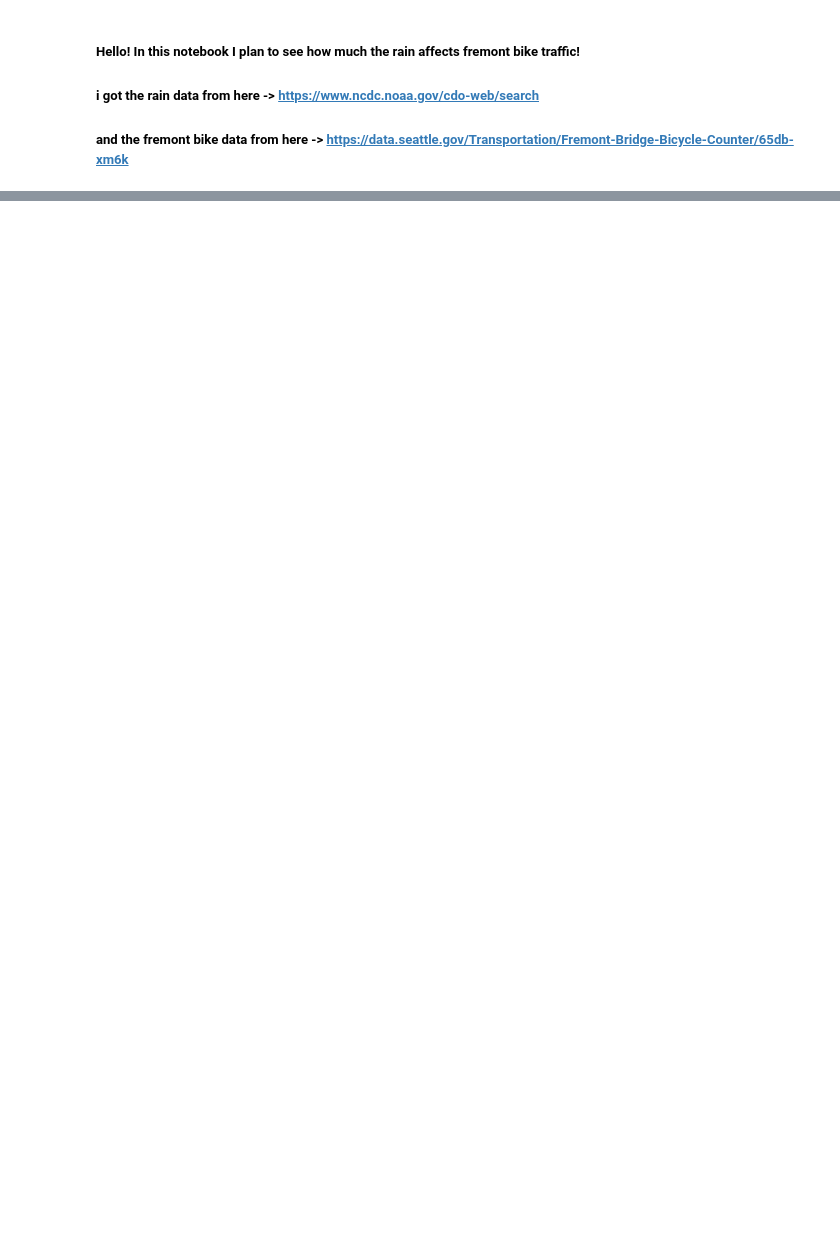
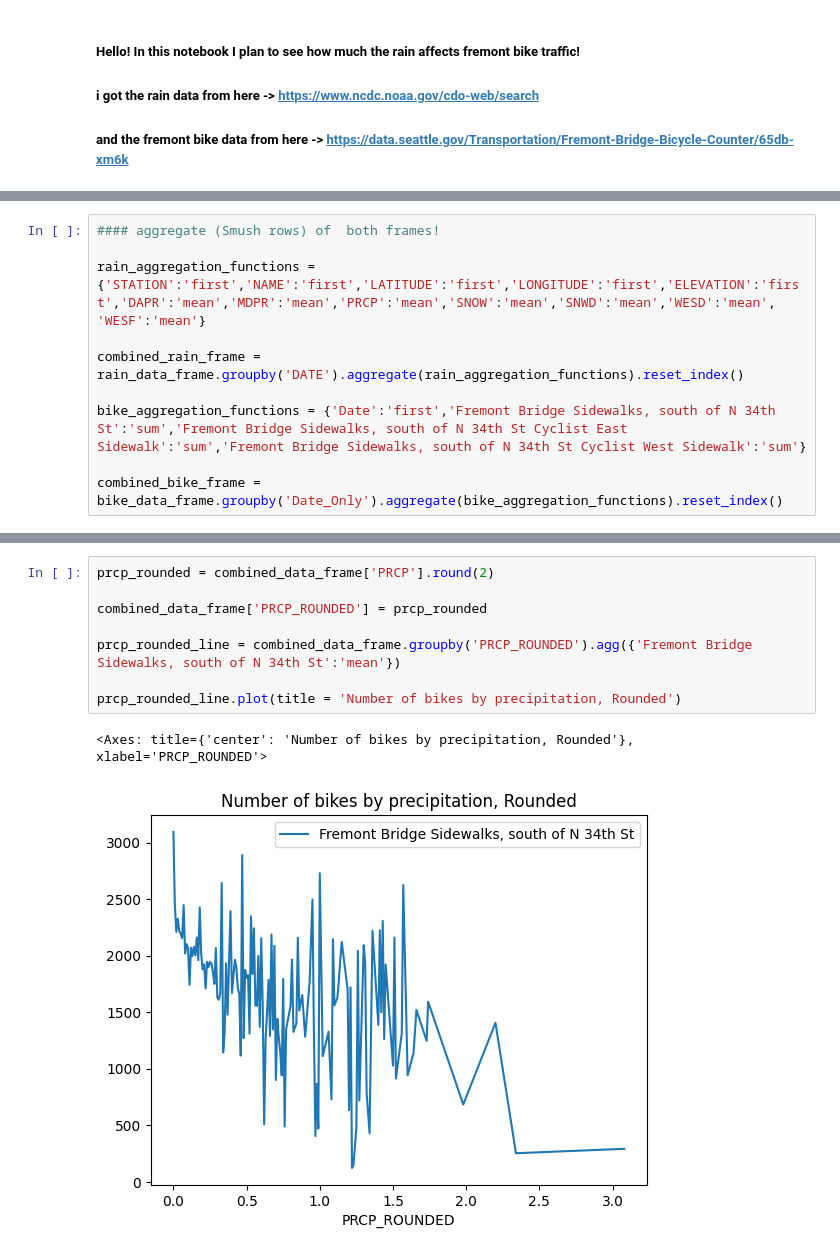
Before and after one commit to amschechter/amschechter.github.io, a Jupyter notebook: DataScience/censusData/RainyFremont.ipynb, the cells around one changed output, grey strips where cells are left out. Drawn from its saved outputs; the diff is of its cells as text; blank space fills up the shorter version.

```diff
--- a/DataScience/censusData/RainyFremont.ipynb
+++ b/DataScience/censusData/RainyFremont.ipynb
@@ -22,3 +27,13 @@ rain_data_frame.head(5)
+# %%
+#### aggregate (Smush rows) of  both frames!
+
+rain_aggregation_functions = {'STATION':'first','NAME':'first','LATITUDE':'first','LONGITUDE':'first','ELEVATION':'first','DAPR':'mean','MDPR':'mean','PRCP':'mean','SNOW':'mean','SNWD':'mean','WESD':'mean', 'WESF':'mean'}
+
+combined_rain_frame = rain_data_frame.groupby('DATE').aggregate(rain_aggregation_functions).reset_index()
+
+bike_aggregation_functions = {'Date':'first','Fremont Bridge Sidewalks, south of N 34th St':'sum','Fremont Bridge Sidewalks, south of N 34th St Cyclist East Sidewalk':'sum','Fremont Bridge Sidewalks, south of N 34th St Cyclist West Sidewalk':'sum'}
+
+combined_bike_frame = bike_data_frame.groupby('Date_Only').aggregate(bike_aggregation_functions).reset_index()
 # %%
 ##### add day month and year columns for ease
 
@@ -88,0 +184,11 @@ rain_year.info()
+# %%
+prcp_rounded = combined_data_frame['PRCP'].round(2)
+
+combined_data_frame['PRCP_ROUNDED'] = prcp_rounded
+
+prcp_rounded_line = combined_data_frame.groupby('PRCP_ROUNDED').agg({'Fremont Bridge Sidewalks, south of N 34th St':'mean'})
+
+prcp_rounded_line.plot(title = 'Number of bikes by precipitation, Rounded')
+# %% [output]
+<Axes: title={'center': 'Number of bikes by precipitation, Rounded'}, xlabel='PRCP_ROUNDED'>
+[figure, added]
```
Also changed, not shown: parts of 21 cells of this notebook.
